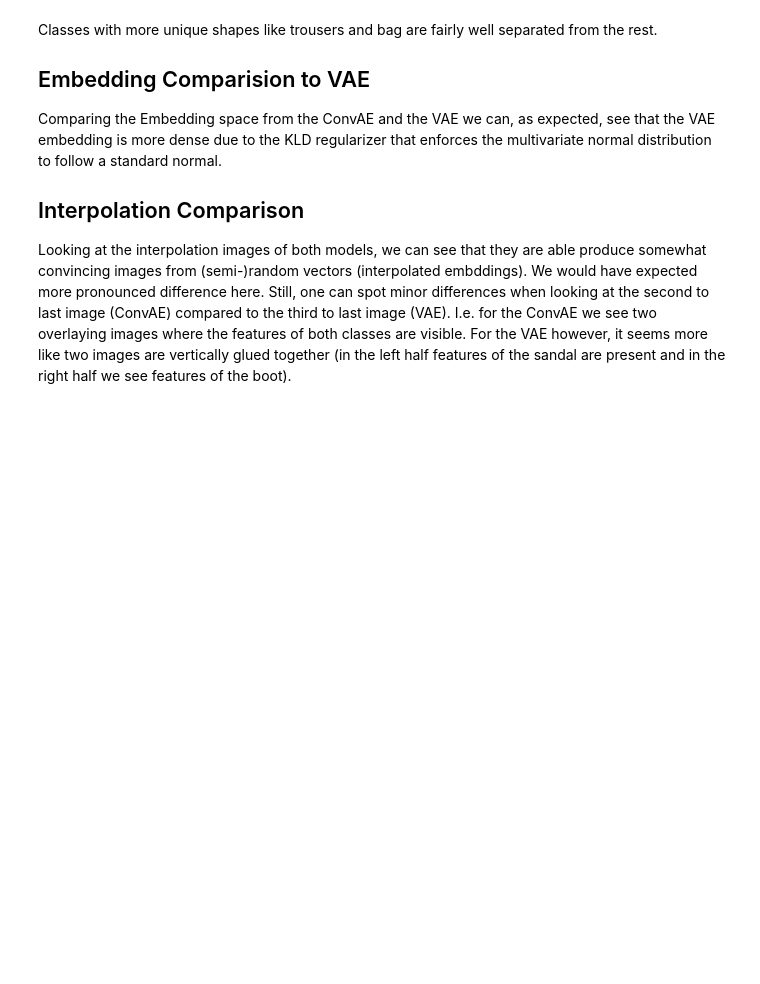
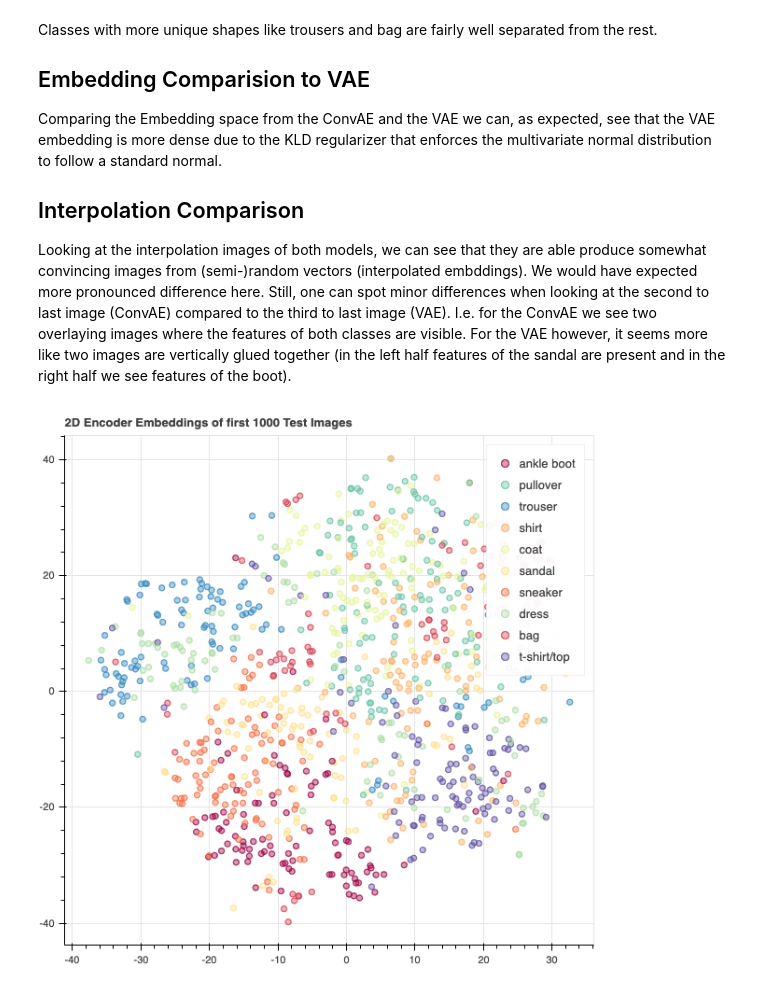
Before and after one commit to GerritBartels/IANNWTF, a Jupyter notebook: Homework07/Homework07.ipynb, the cells around one changed output. Drawn from its saved outputs; the diff is of its cells as text; code cells hidden in the pictures; blank space fills up the shorter version.

```diff
--- a/Homework07/Homework07.ipynb
+++ b/Homework07/Homework07.ipynb
@@ -682,6 +688,10 @@ Comparing the Embedding space from the ConvAE and the VAE we can, as expected, s
 
 ## Interpolation Comparison
 Looking at the interpolation images of both models, we can see that they are able produce somewhat convincing images from (semi-)random vectors (interpolated embddings). We would have expected more pronounced difference here. Still, one can spot minor differences when looking at the second to last image (ConvAE) compared to the third to last image (VAE). I.e. for the ConvAE we see two overlaying images where the features of both classes are visible. For the VAE however, it seems more like two images are vertically glued together (in the left half features of the sandal are present and in the right half we see features of the boot).
+# %%
+Image.open('bokeh_plot_VAE.png')
+# %% [output]
+[figure, added]
 # %%
 latent_space_analysis(network=VAE, name="VAE", classes=[9,5])
 # %% [output]
```
Also changed, not shown: parts of 2 cells of this notebook, 3 other files.
